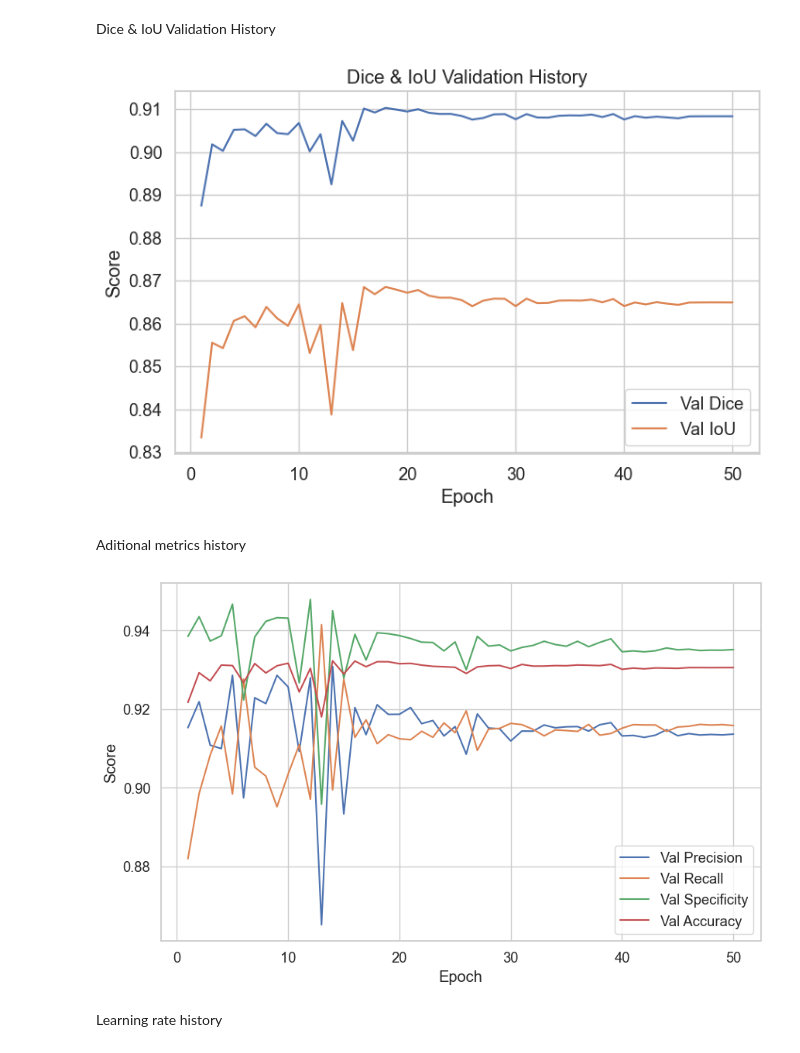
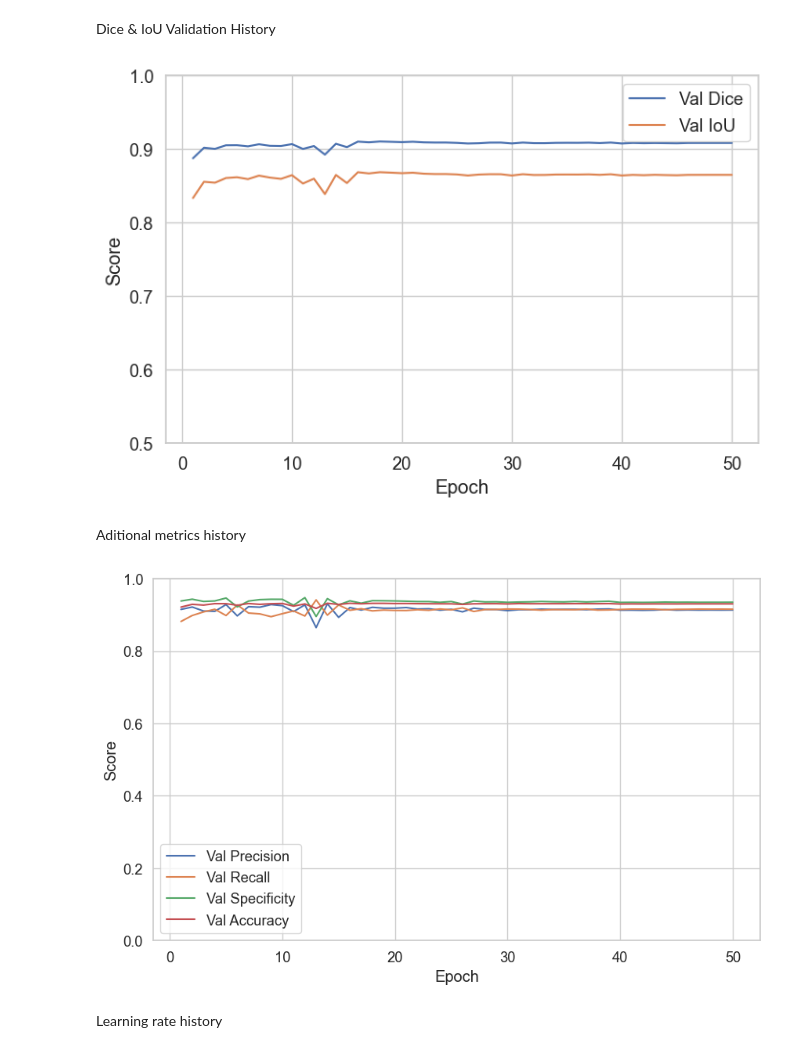
Before and after one commit to riosinda/scd-ml, a Jupyter notebook: notebooks/01_train_mask_rcnn.ipynb, the cells around one changed output. Drawn from its saved outputs; the diff is of its cells as text; code cells hidden in the pictures.

```diff
--- a/notebooks/01_train_mask_rcnn.ipynb
+++ b/notebooks/01_train_mask_rcnn.ipynb
@@ -419,3 +423,23 @@ Training history saved to training_history_maskrcnn_ham10000.csv
+# %%
+import pandas as pd
+import matplotlib.pyplot as plt
+import seaborn as sns
+import numpy as np
+
+history_df = pd.read_csv('../results/training_history_maskrcnn_ham10000.csv')
+train_loss_history = history_df['train_loss'].tolist()
+val_dice_history = history_df['val_dice'].tolist()
+val_iou_history = history_df['val_iou'].tolist()
+val_precision_history = history_df['val_precision'].tolist()
+val_recall_history = history_df['val_recall'].tolist()
+val_specificity_history = history_df['val_specificity'].tolist()
+val_accuracy_history = history_df['val_accuracy'].tolist()
+lr_history = history_df['lr_history'].tolist()
+
+sns.set(style="whitegrid", font_scale=1.2)
+plt.rcParams["figure.figsize"] = (10, 6)
+plt.rcParams["savefig.dpi"] = 300
+pd.set_option("display.max_columns", None)
 # %% [markdown]
 Train loss history
 # %%
@@ -437,26 +461,27 @@ sns.lineplot(x=epochs, y=val_iou_history, label='Val IoU')
 plt.xlabel("Epoch")
 plt.ylabel("Score")
 plt.grid(True)
+plt.ylim(0.5, 1)
 plt.legend()
 plt.show()
 # %% [output]
-[figure, old version]
+[figure, new version]
 # %% [markdown]
 Aditional metrics history
 # %%
 plt.figure(figsize=(10,6))
 sns.lineplot(x=epochs, y=val_precision_history, label='Val Precision')
 sns.lineplot(x=epochs, y=val_recall_history, label='Val Recall')
 sns.lineplot(x=epochs, y=val_specificity_history, label='Val Specificity')
 sns.lineplot(x=epochs, y=val_accuracy_history, label='Val Accuracy')
-
+plt.ylim(0, 1)
 plt.xlabel("Epoch")
 plt.ylabel("Score")
 plt.grid(True)
 plt.legend()
 plt.show()
 # %% [output]
-[figure, old version]
+[figure, new version]
 # %% [markdown]
 Learning rate history
 # %%
```
Also changed, not shown: parts of 10 cells of this notebook, 3 other files.
